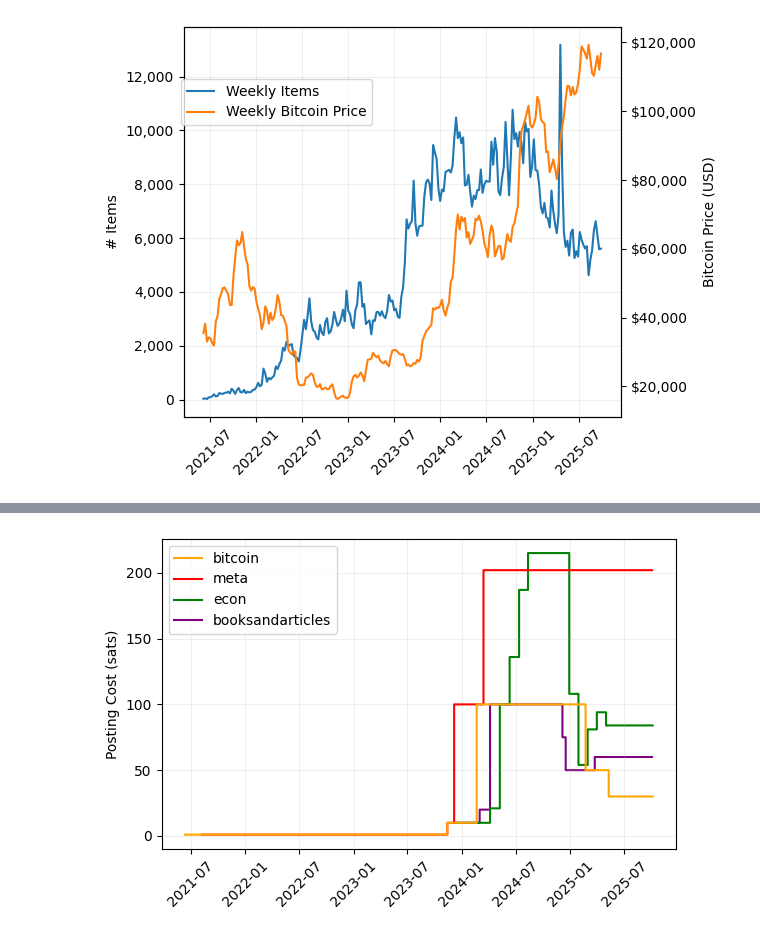
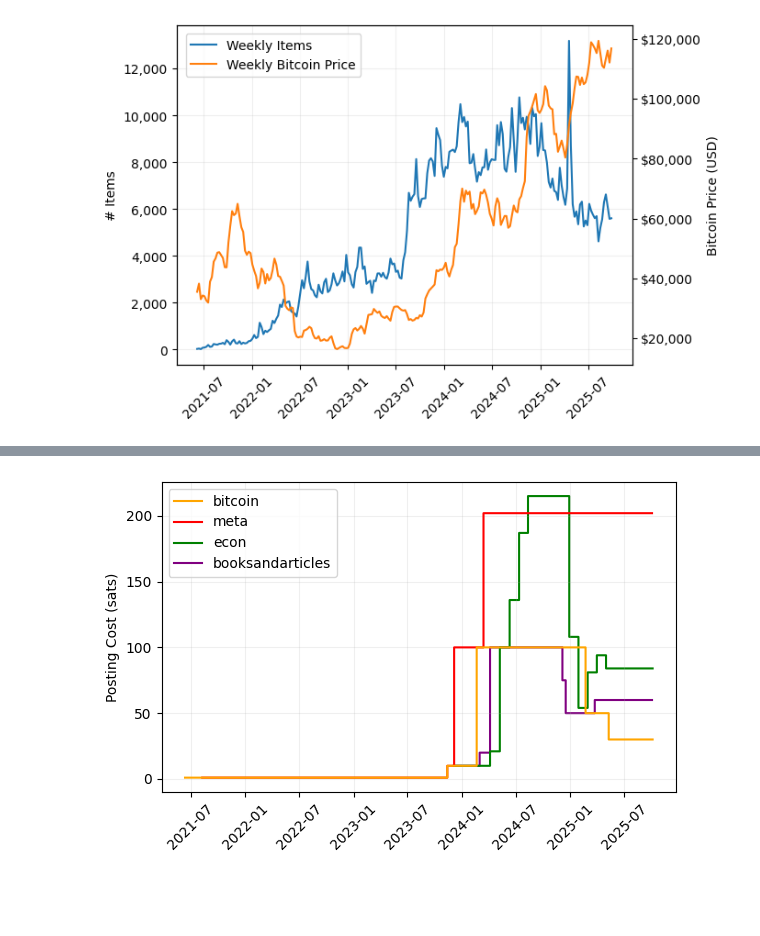
Before and after one commit to ed-kung/sn-research, a Jupyter notebook: src/notebooks/summary_stats.ipynb, the cells around one changed output, grey strips where cells are left out. Drawn from its saved outputs; the diff is of its cells as text; code cells hidden in the pictures; blank space fills up the shorter version.

Commit message:
fix charts

```diff
--- a/src/notebooks/summary_stats.ipynb
+++ b/src/notebooks/summary_stats.ipynb
@@ -90,36 +89,34 @@ wt.update_results({
 
 items['week'] = dt.as_week(items['created_at'])
 mask = (items['invoiceActionState'] != 'FAILD') & \
        (items['userId']!=globals.spammer_id) & \
        (items['week'] < items['week'].max())
 items_wk = items.loc[mask].groupby('week').agg(
     num_items = ('itemId', 'count')
 ).reset_index()
 
 price_wk = dt.get_price_weekly()
 items_wk = items_wk.merge(price_wk, on='week', how='left')
 
 fig, ax1 = plt.subplots()
 fig.figsize = (6,4)
 ax1.plot(items_wk['week'], items_wk['num_items'], label='Weekly Items', color='tab:blue')
 ax1.tick_params(axis='x', rotation=45)
 ax1.set_ylabel('# Items')
 ax1.yaxis.set_major_formatter(mticker.StrMethodFormatter('{x:,.0f}'))
 ax1.grid(alpha=0.2)
 
 ax2 = ax1.twinx()
 ax2.plot(items_wk['week'], items_wk['btc_price'], label='Weekly Bitcoin Price', color='tab:orange')
 ax2.set_ylabel('Bitcoin Price (USD)')
 ax2.yaxis.set_major_formatter(mticker.StrMethodFormatter('${x:,.0f}'))
 
 fig.legend(loc='upper left', bbox_to_anchor=(0.13, 0.875))
 
-
-plt.tight_layout()
 plt.savefig(os.path.join(LOCAL_PATH, 'results', 'fig_weekly_items.pdf'), format='pdf', bbox_inches='tight')
 plt.show()
 # %% [output]
-[figure, old version]
+[figure, new version]
 # %%
 # ---- Show distribution of zaps in first 48 hours
 
```
Also changed, not shown: parts of 4 cells of this notebook, 2 other files.
